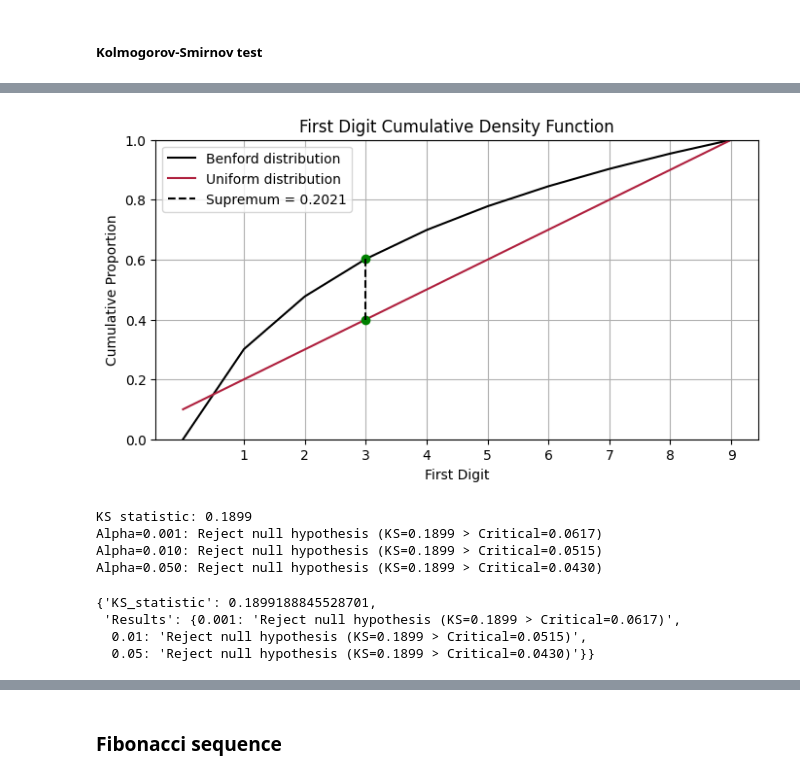
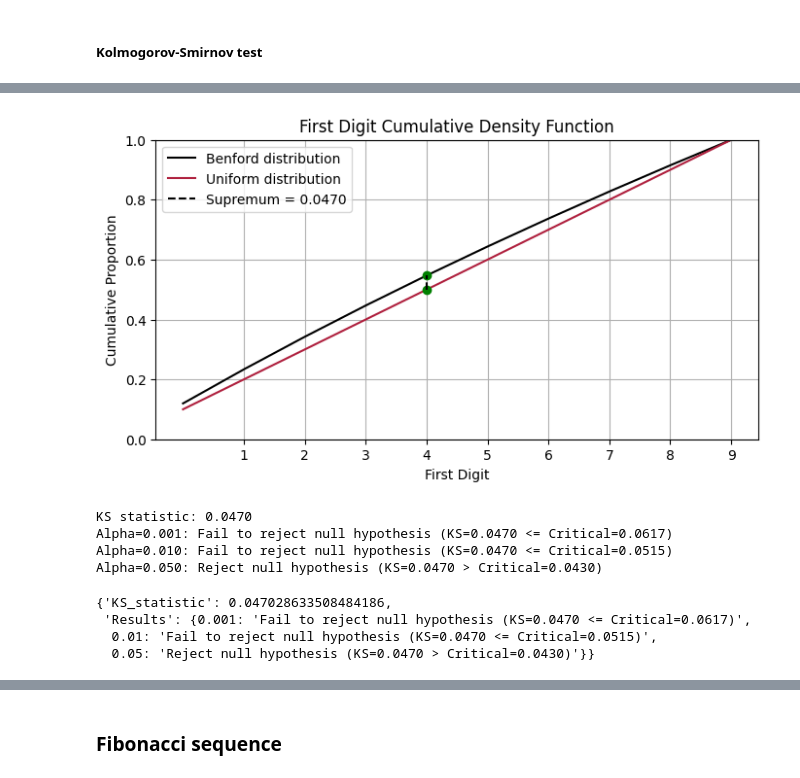
Before and after one commit to Ftoffoletto/masterthesis, a Jupyter notebook: Election/Benford.ipynb, the cells around one changed output, grey strips where cells are left out. Saved outputs shown, nothing was run; the diff lists cells and outputs as text; code cells hidden in the pictures.

```diff
--- a/Election/Benford.ipynb
+++ b/Election/Benford.ipynb
@@ -555,55 +628,53 @@ calculate_fsd_mean(uniform_10_90, start_digit=10, num_digits=90)
 # %%
 # Calculate cumulative proportions for Benford's law and Uniform distribution
-benford_digits = list(benford_nth_digit_probabilities(1).keys())
-benford_probs = list(benford_nth_digit_probabilities(1).values())
+benford_digits = list(benford_nth_digit_probabilities(2).keys())
+benford_probs = list(benford_nth_digit_probabilities(2).values())
 benford_cumulative = [sum(benford_probs[:i+1]) for i in range(len(benford_probs))]
 
+# Uniform probabilities: 1/9 for each digit from 1 to 9
 uni_digits = benford_digits  # Ensure the digits align with Benford's digits
-uni_probs = [0.1] * len(uni_digits)  # Uniform probabilities for digits 1 through 9
+uni_probs = [1 / 10] * len(uni_digits)  # Uniform probabilities (exact 11.11%)
 uni_cumulative = [sum(uni_probs[:i+1]) for i in range(len(uni_probs))]
 
 # Calculate the supremum (maximum difference) and find the corresponding x value
 differences = [abs(b - u) for b, u in zip(benford_cumulative, uni_cumulative)]
 supremum = max(differences)
 supremum_index = differences.index(supremum)
 supremum_x = benford_digits[supremum_index]
 supremum_y_benford = benford_cumulative[supremum_index]
 supremum_y_uni = uni_cumulative[supremum_index]
 
 # Plot cumulative density functions
 fig, ax = plt.subplots(figsize=(8, 4))
 ax.plot(benford_digits, benford_cumulative, 'black', label='Benford distribution')
 ax.plot(uni_digits, uni_cumulative, color="#af203e", label='Uniform distribution')
 
 # Highlight the supremum point
 ax.plot([supremum_x], [supremum_y_benford], 'go')  # Point on Benford curve
 ax.plot([supremum_x], [supremum_y_uni], 'go')  # Point on Uniform curve
 ax.vlines(supremum_x, supremum_y_uni, supremum_y_benford, colors='k', linestyle='--', label=f'Supremum = {supremum:.4f}')
 
 ax.set_xticks(range(1, 10))
 
-
-
 # Add title, labels, and legend
 ax.set_title('First Digit Cumulative Density Function')
 ax.set_xlabel('First Digit')
 ax.set_ylabel('Cumulative Proportion')
 ax.set_ylim(0, 1)  # Ensure the y-axis starts at 0 and ends at 1
 ax.legend()
 ax.grid(True)
 plt.show()
 # %% [output]
-[figure, old version]
+[figure, new version]
 # %%
-#calculate the ks statistic for the uniform_first_digit
-n=1000
-calculate_ks_statistic(uniform_first_digit, list(benford_nth_digit_probabilities(1).values())[1:],n)
+#apply the ks test to the uniform_other_digits
+calculate_ks_statistic(uniform_other_digits, list(benford_nth_digit_probabilities(2).values()),n)
 # %% [output]
-KS statistic: 0.1899
-Alpha=0.001: Reject null hypothesis (KS=0.1899 > Critical=0.0617)
-Alpha=0.010: Reject null hypothesis (KS=0.1899 > Critical=0.0515)
-Alpha=0.050: Reject null hypothesis (KS=0.1899 > Critical=0.0430)
+KS statistic: 0.0470
+Alpha=0.001: Fail to reject null hypothesis (KS=0.0470 <= Critical=0.0617)
+Alpha=0.010: Fail to reject null hypothesis (KS=0.0470 <= Critical=0.0515)
+Alpha=0.050: Reject null hypothesis (KS=0.0470 > Critical=0.0430)
-{'KS_statistic': 0.1899188845528701,
- 'Results': {0.001: 'Reject null hypothesis (KS=0.1899 > Critical=0.0617)',
-  0.01: 'Reject null hypothesis (KS=0.1899 > Critical=0.0515)',
-  0.05: 'Reject null hypothesis (KS=0.1899 > Critical=0.0430)'}}
+{'KS_statistic': 0.047028633508484186,
+ 'Results': {0.001: 'Fail to reject null hypothesis (KS=0.0470 <= Critical=0.0617)',
+  0.01: 'Fail to reject null hypothesis (KS=0.0470 <= Critical=0.0515)',
+  0.05: 'Reject null hypothesis (KS=0.0470 > Critical=0.0430)'}}
```
Also changed, not shown: parts of 24 cells of this notebook.
